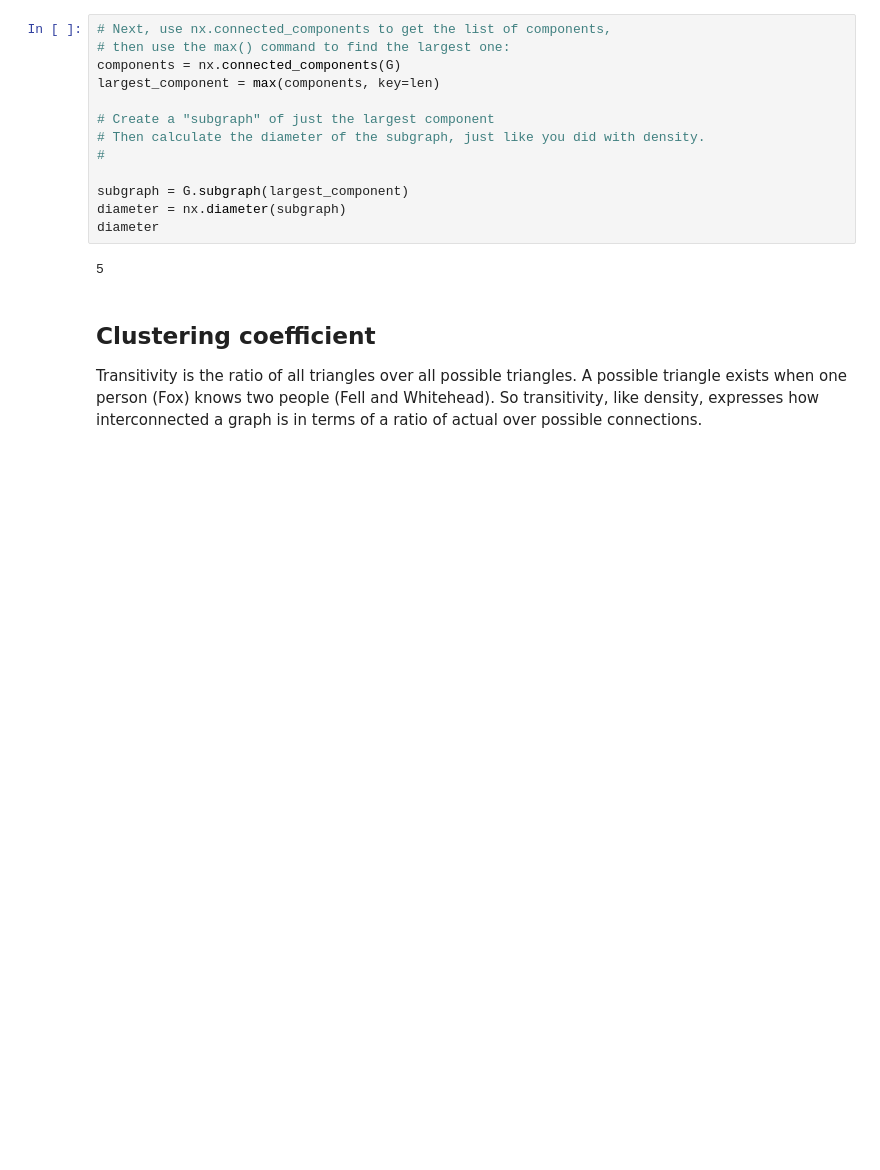
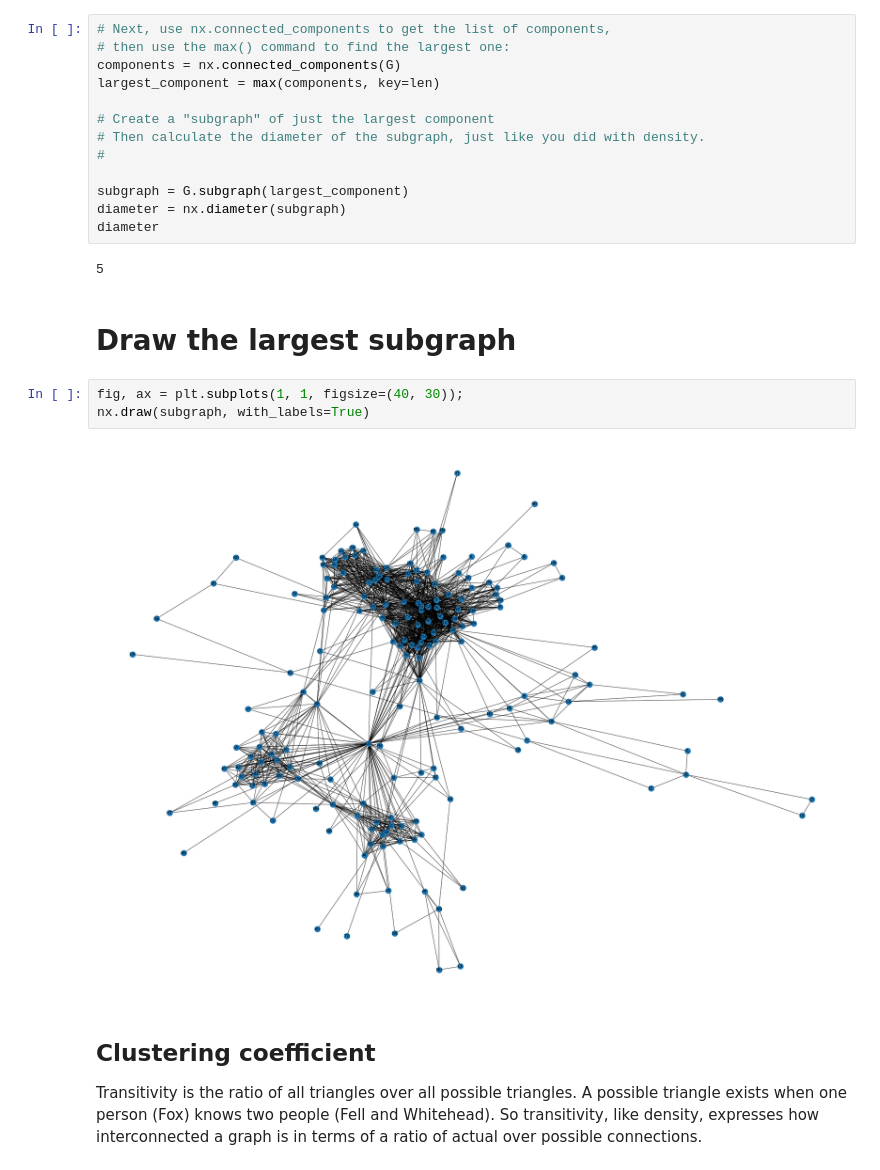
Before and after one commit to daylight-lab/undersea-cables, a Jupyter notebook: analysis.ipynb, the cells around one changed output. Drawn from its saved outputs; the diff is of its cells as text; blank space fills up the shorter version.

```diff
--- a/analysis.ipynb
+++ b/analysis.ipynb
@@ -101,6 +128,13 @@ diameter = nx.diameter(subgraph)
 diameter
 # %% [output]
 5
+# %% [markdown]
+# Draw the largest subgraph
+# %%
+fig, ax = plt.subplots(1, 1, figsize=(40, 30));
+nx.draw(subgraph, with_labels=True)
+# %% [output]
+[figure, added]
 # %% [markdown]
 ## Clustering coefficient
 Transitivity is the ratio of all triangles over all possible triangles. A possible triangle exists when one person (Fox) knows two people (Fell and Whitehead). So transitivity, like density, expresses how interconnected a graph is in terms of a ratio of actual over possible connections.
```
Also changed, not shown: parts of 16 cells of this notebook, 3 other files.
